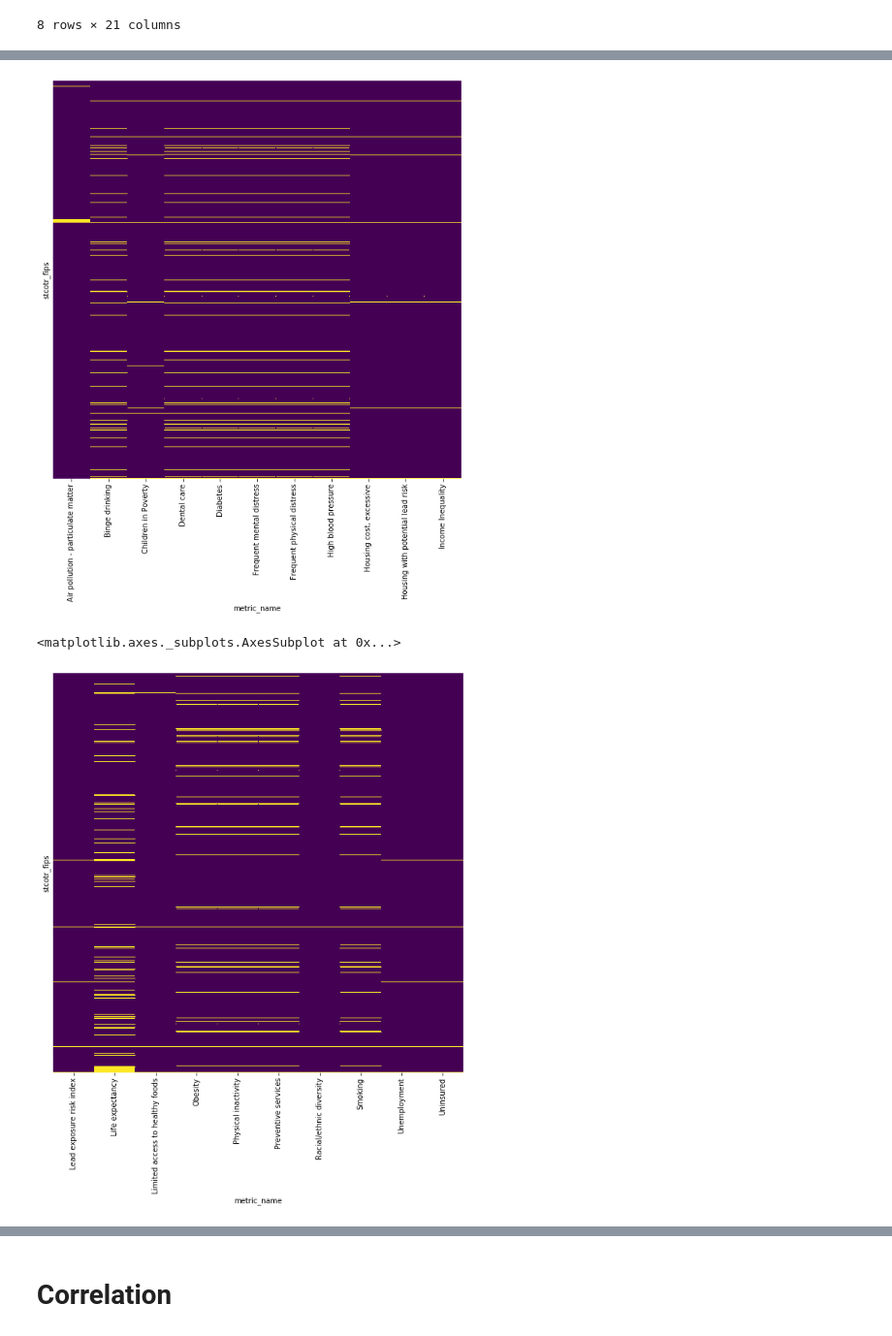
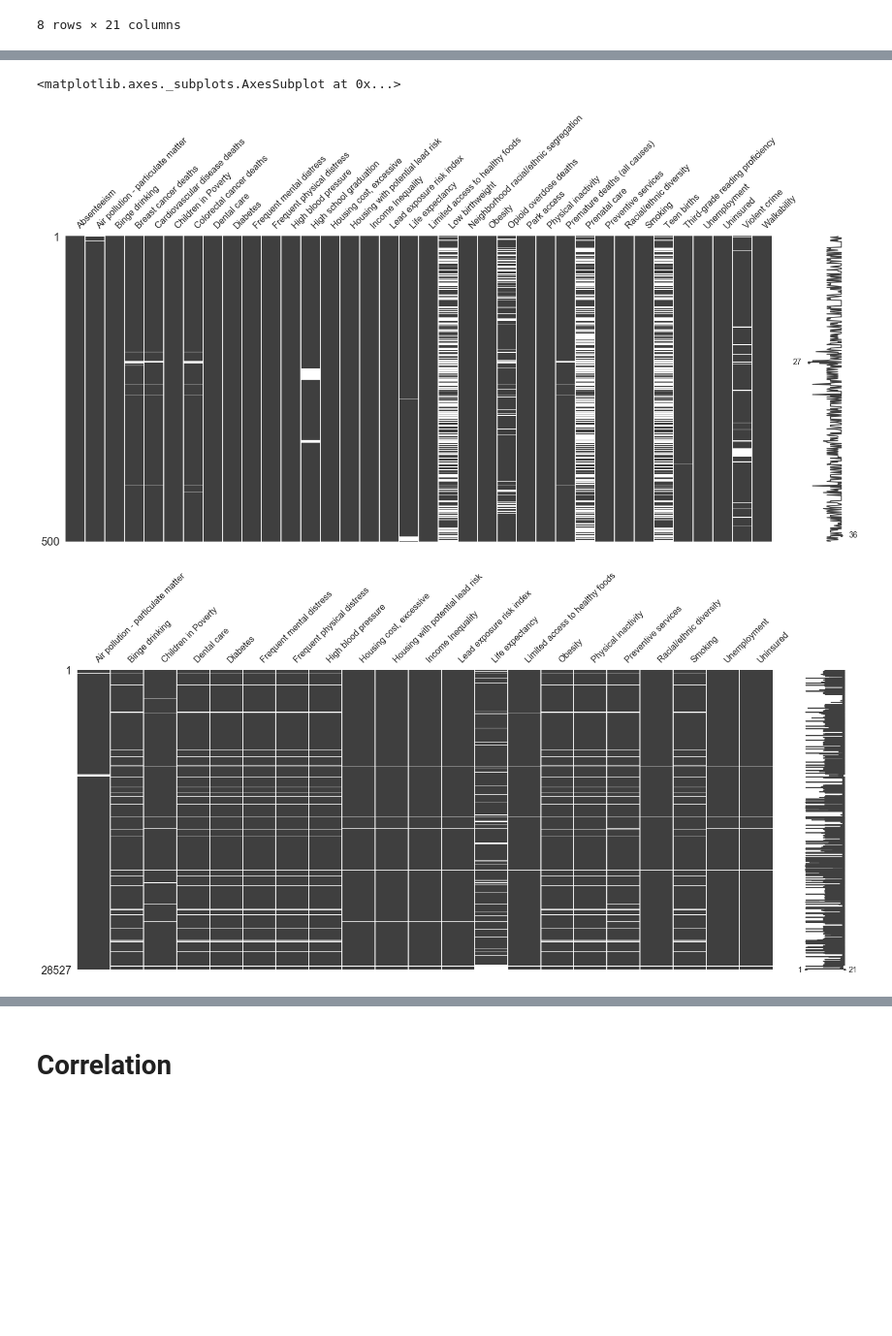
Before and after one commit to lilfetz22/Health_Scores_CAP2, a Jupyter notebook: scripts/Health_Scores_EDA.ipynb, the cells around one changed output, grey strips where cells are left out. Shown at 97% size. Saved outputs shown, nothing was run; the diff lists cells and outputs as text; code cells hidden in the pictures; blank space fills up the shorter version.

```diff
--- a/scripts/Health_Scores_EDA.ipynb
+++ b/scripts/Health_Scores_EDA.ipynb
@@ -196,12 +200,7 @@ sns.heatmap(second_features_city.isnull(),cbar=False, yticklabels=False, cmap='v
-# %%
-first_features_tract = tract_table.iloc[:, :11]
-second_features_tract = tract_table.iloc[:,11:]
-plt.figure(figsize=(10,10))
-sns.heatmap(first_features_tract.isnull(),cbar=False, yticklabels=False, cmap='viridis')
-plt.show()
-plt.figure(figsize=(10,10))
-sns.heatmap(second_features_tract.isnull(),cbar=False, yticklabels=False, cmap='viridis')
-# %% [output]
-[figure, removed]
-<matplotlib.axes._subplots.AxesSubplot at 0x...>
-[figure, removed]
+# %%
+msno.matrix(city_table)
+msno.matrix(tract_table)
+# %% [output]
+<matplotlib.axes._subplots.AxesSubplot at 0x...>
+[figure, added]
+[figure, added]
```
Also changed, not shown: parts of 44 cells of this notebook, 2 other files.
